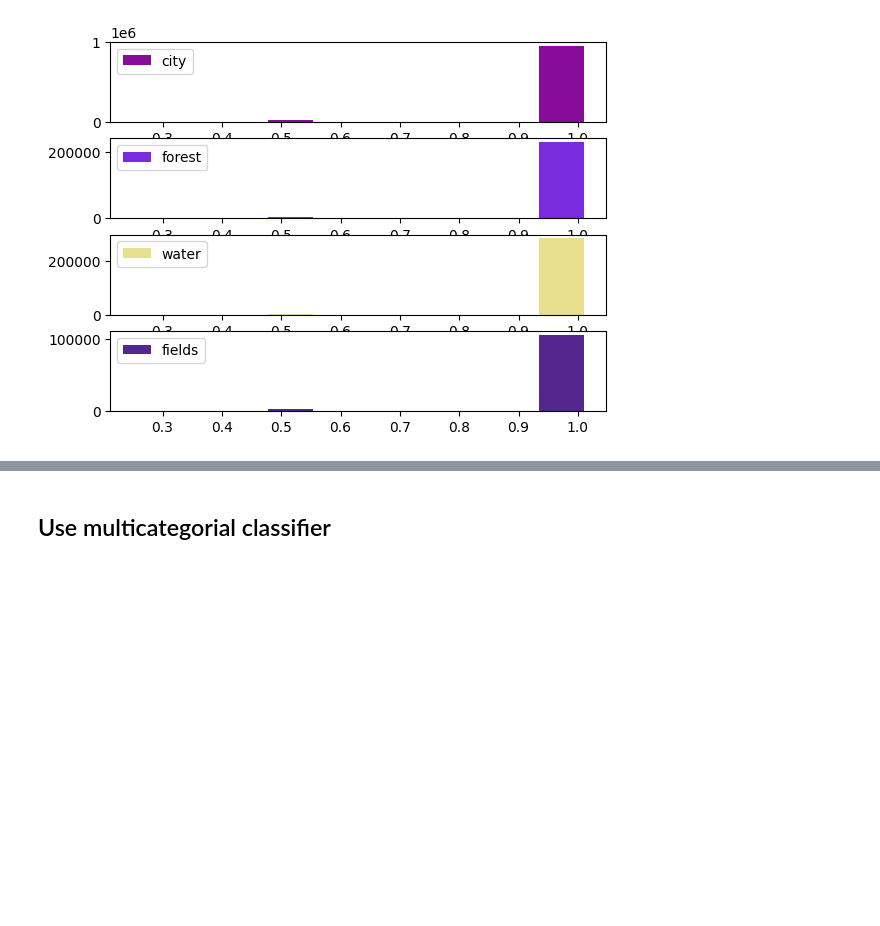
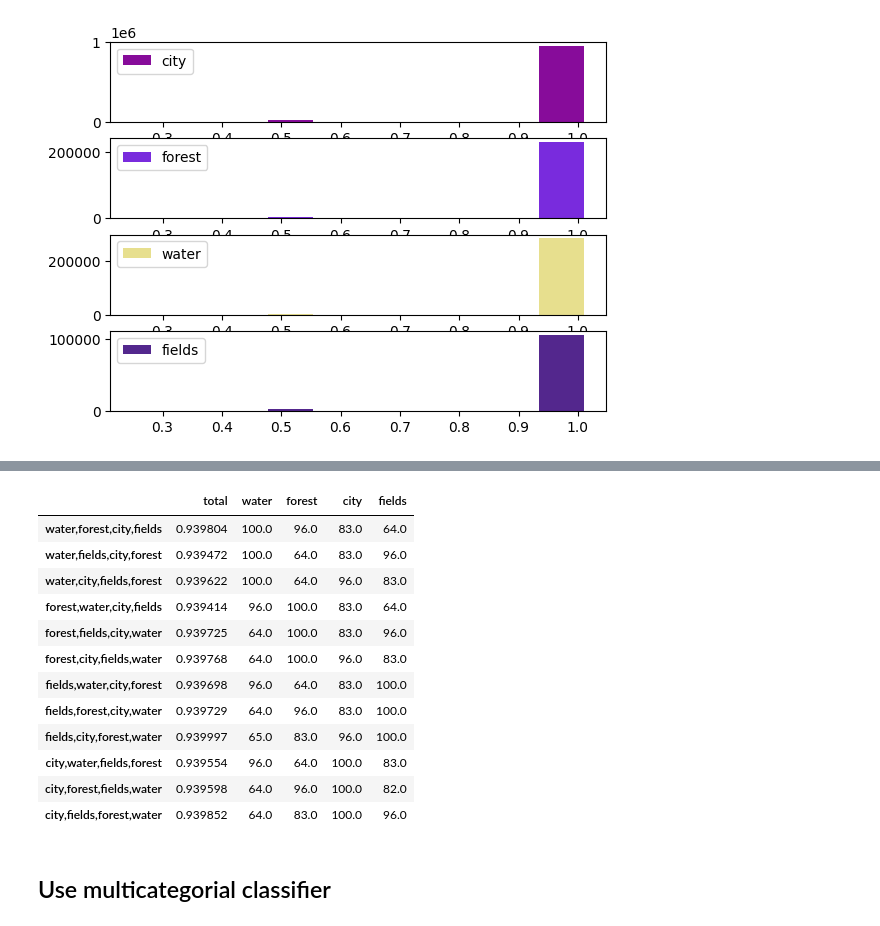
Before and after one commit to angpysha/sat_image_segmentation, a Jupyter notebook: binary_tree_expirement.ipynb, the cells around one changed output, grey strips where cells are left out. Saved outputs shown, nothing was run; the diff lists cells and outputs as text; code cells hidden in the pictures; blank space fills up the shorter version.

```diff
--- a/binary_tree_expirement.ipynb
+++ b/binary_tree_expirement.ipynb
@@ -108,0 +204,26 @@ createHistGraph(generated_hysts, ds.supported_categories_map)
+# %%
+prediction_data_report = []
+
+for model in models:
+    last_predictions = model[1][-1]
+    supported_categories = model[0].get_supported_categories()
+    print(f"Supported categories: {supported_categories}")
+    current_categories_map = model[0].supported_categories_map
+    print(f"Current categories map: {current_categories_map}")
+    acc_map = {}
+    acc_score_total = accuracy_score(last_predictions.array_of_categories, last_predictions.y_test)
+    acc_map["total"] = acc_score_total
+    print(f"Accuracy score: {acc_score_total}")
+    classification_rep = classification_report(last_predictions.array_of_categories, last_predictions.y_test, output_dict=True)
+    #prediction_data_report.append(classification_rep)
+    # create precision map for each category and total
+
+    for category_idx in range(len(supported_categories)):
+        current_category_value = list(current_categories_map.values())[category_idx]
+        current_category_key = list(current_categories_map.keys())[category_idx]
+        acc_score_for_category = classification_rep[f"{current_category_value}"]['precision']
+        ## round num to .00 and multiply it to 100
+        acc_score_for_category = round(acc_score_for_category, 2) * 100
+        acc_map[current_category_key] = acc_score_for_category
+
+    prediction_data_report.append(acc_map)
@@ -108,0 +250,5 @@ createHistGraph(generated_hysts, ds.supported_categories_map)
+# %%
+colums_map = {}
+for sup_category in prediction_data_report[0].keys():
+    category_values = [s[sup_category] for s in prediction_data_report]
+    colums_map[sup_category] = category_values
@@ -108,0 +257,2 @@ createHistGraph(generated_hysts, ds.supported_categories_map)
+# %%
+data_frame = pd.DataFrame(colums_map)
@@ -109,3 +276,21 @@ createHistGraph(generated_hysts, ds.supported_categories_map)
+# %%
+data_frame.index = data_frame_indexes
+# %%
+data_frame
+# %% [output]
+|  | total | water | forest | city | fields |
+| water,forest,city,fields | 0.939804 | 100.0 | 96.0 | 83.0 | 64.0 |
+| water,fields,city,forest | 0.939472 | 100.0 | 64.0 | 83.0 | 96.0 |
+| water,city,fields,forest | 0.939622 | 100.0 | 64.0 | 96.0 | 83.0 |
+| forest,water,city,fields | 0.939414 | 96.0 | 100.0 | 83.0 | 64.0 |
+| forest,fields,city,water | 0.939725 | 64.0 | 100.0 | 83.0 | 96.0 |
+| forest,city,fields,water | 0.939768 | 64.0 | 100.0 | 96.0 | 83.0 |
+| fields,water,city,forest | 0.939698 | 96.0 | 64.0 | 83.0 | 100.0 |
+| fields,forest,city,water | 0.939729 | 64.0 | 96.0 | 83.0 | 100.0 |
+| fields,city,forest,water | 0.939997 | 65.0 | 83.0 | 96.0 | 100.0 |
+| city,water,fields,forest | 0.939554 | 96.0 | 64.0 | 100.0 | 83.0 |
+| city,forest,fields,water | 0.939598 | 64.0 | 96.0 | 100.0 | 82.0 |
+| city,fields,forest,water | 0.939852 | 64.0 | 83.0 | 100.0 | 96.0 |
 # %% [markdown]
 ## Use multicategorial classifier
 # %%
```
Also changed, not shown: parts of 15 cells of this notebook, 2 other files.
